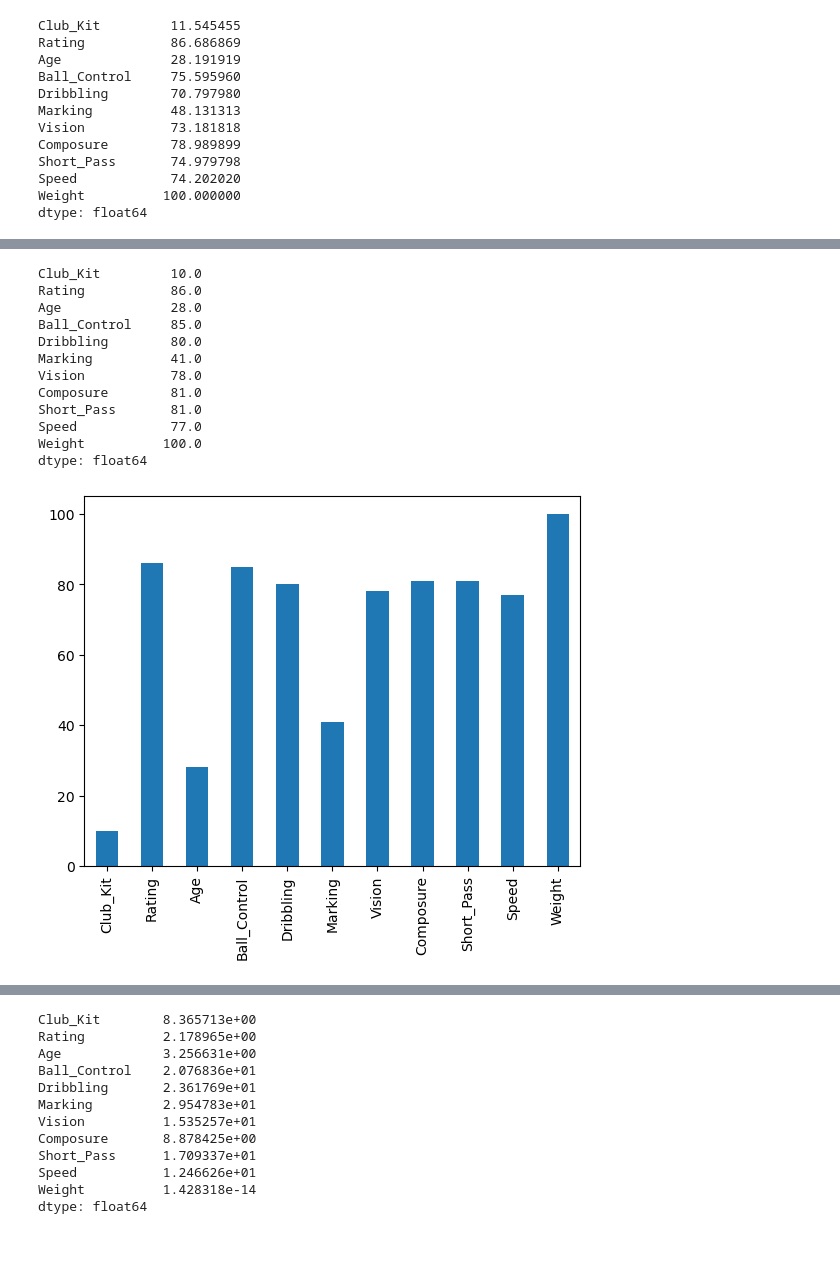
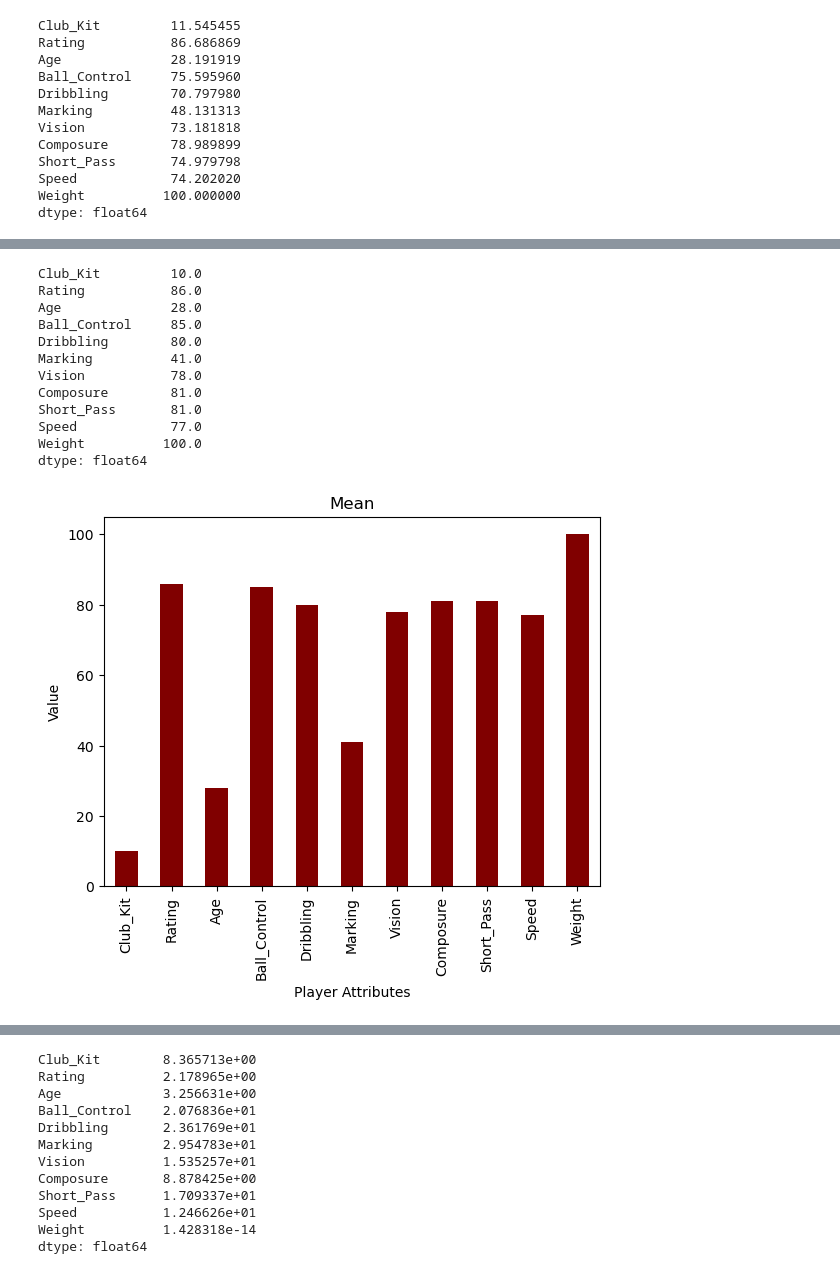
Before and after one commit to SpofanaLuvo/Python-assignment-3, a Jupyter notebook: 216086289_Spofana_Assignment2.ipynb, the cells around one changed output, grey strips where cells are left out. Saved outputs shown, nothing was run; the diff lists cells and outputs as text; code cells hidden in the pictures; blank space fills up the shorter version.

```diff
--- a/216086289_Spofana_Assignment2.ipynb
+++ b/216086289_Spofana_Assignment2.ipynb
@@ -114,22 +120,25 @@ Name: 0.25, dtype: float64
 # %%
 median = dataset.median()
 print(median)
-median.plot(kind='bar')
+median.plot(kind='bar',color='maroon')
+plt.title('Mean')
+plt.xlabel('Player Attributes')
+plt.ylabel('Value')
 plt.show()
 # %% [output]
 Club_Kit         10.0
 Rating           86.0
 Age              28.0
 Ball_Control     85.0
 Dribbling        80.0
 Marking          41.0
 Vision           78.0
 Composure        81.0
 Short_Pass       81.0
 Speed            77.0
 Weight          100.0
 dtype: float64
-[figure, old version]
+[figure, new version]
 # %%
 third_quantile = dataset.quantile(0.75)
 print(third_quantile)
```
Also changed, not shown: parts of 18 cells of this notebook, 1 other file.
